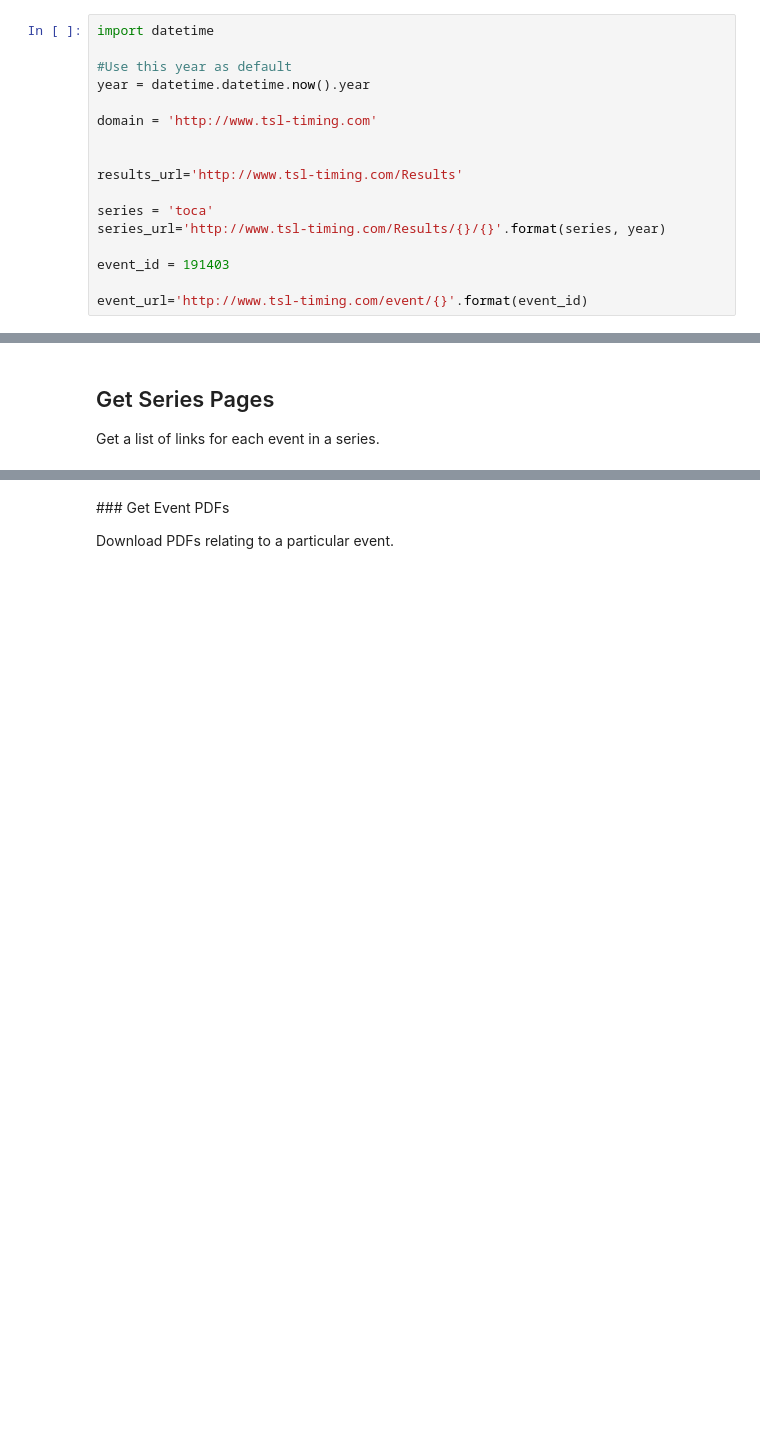
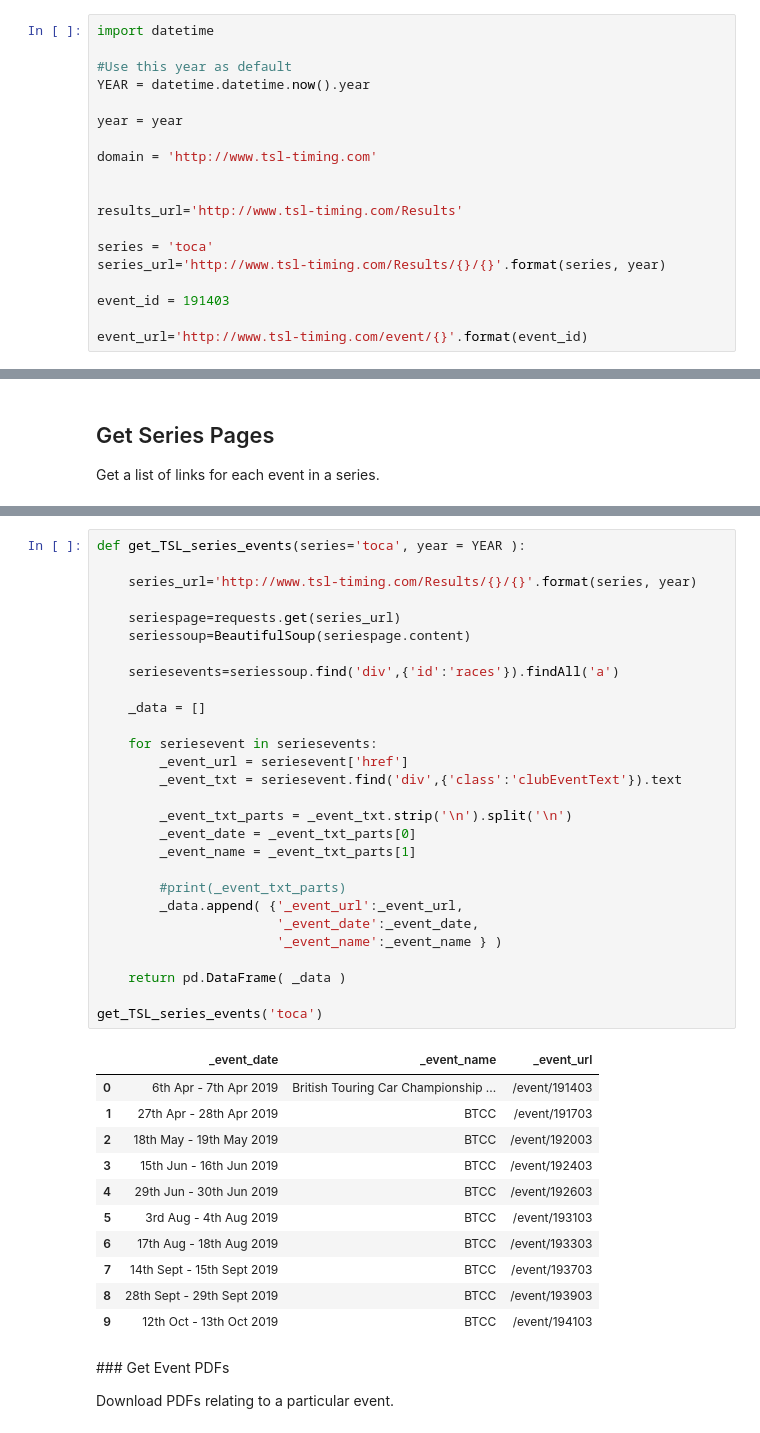
Before and after one commit to f1datajunkie/TSL, a Jupyter notebook: notebooks/TSL - BTCC Scraper.ipynb, the cells around one changed output, grey strips where cells are left out. Saved outputs shown, nothing was run; the diff lists cells and outputs as text; blank space fills up the shorter version.

```diff
--- a/notebooks/TSL - BTCC Scraper.ipynb
+++ b/notebooks/TSL - BTCC Scraper.ipynb
@@ -19,7 +19,9 @@ Grab PDFs from TSL site.
 import datetime
 
 #Use this year as default
-year = datetime.datetime.now().year
+YEAR = datetime.datetime.now().year
+
+year = year
 
 domain = 'http://www.tsl-timing.com'
 
@@ -110,3 +103,43 @@ BTCC
+# %%
+def get_TSL_series_events(series='toca', year = YEAR ):
+
+    series_url='http://www.tsl-timing.com/Results/{}/{}'.format(series, year)
+
+    seriespage=requests.get(series_url)
+    seriessoup=BeautifulSoup(seriespage.content)
+
+    seriesevents=seriessoup.find('div',{'id':'races'}).findAll('a')
+
+    _data = []
+
+    for seriesevent in seriesevents:
+        _event_url = seriesevent['href']
+        _event_txt = seriesevent.find('div',{'class':'clubEventText'}).text
+
+        _event_txt_parts = _event_txt.strip('\n').split('\n')
+        _event_date = _event_txt_parts[0]
+        _event_name = _event_txt_parts[1]
+
+        #print(_event_txt_parts)
+        _data.append( {'_event_url':_event_url,
+                       '_event_date':_event_date,
+                       '_event_name':_event_name } )
+
+    return pd.DataFrame( _data )
+
+get_TSL_series_events('toca')
+# %% [output]
+|  | _event_date | _event_name | _event_url |
+| 0 | 6th Apr - 7th Apr 2019 | British Touring Car Championship ... | /event/191403 |
+| 1 | 27th Apr - 28th Apr 2019 | BTCC | /event/191703 |
+| 2 | 18th May - 19th May 2019 | BTCC | /event/192003 |
+| 3 | 15th Jun - 16th Jun 2019 | BTCC | /event/192403 |
+| 4 | 29th Jun - 30th Jun 2019 | BTCC | /event/192603 |
+| 5 | 3rd Aug - 4th Aug 2019 | BTCC | /event/193103 |
+| 6 | 17th Aug - 18th Aug 2019 | BTCC | /event/193303 |
+| 7 | 14th Sept - 15th Sept 2019 | BTCC | /event/193703 |
+| 8 | 28th Sept - 29th Sept 2019 | BTCC | /event/193903 |
+| 9 | 12th Oct - 13th Oct 2019 | BTCC | /event/194103 |
 # %% [markdown]
 ### Get Event PDFs
 
```
Also changed, not shown: parts of 10 cells of this notebook, 1 other file.
